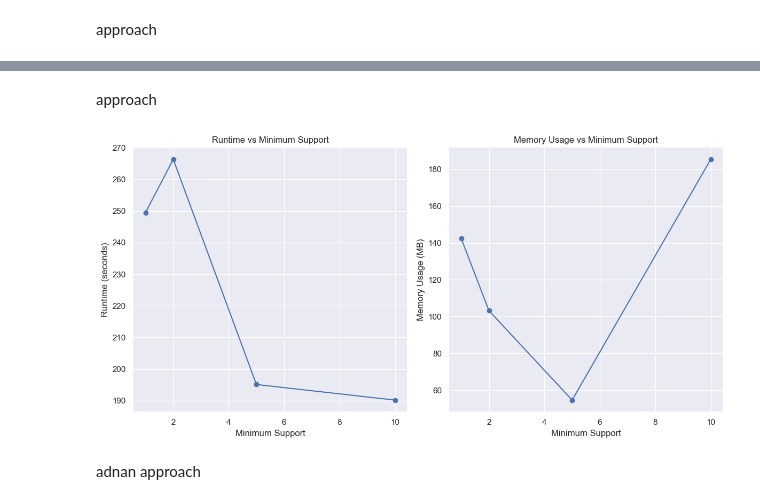
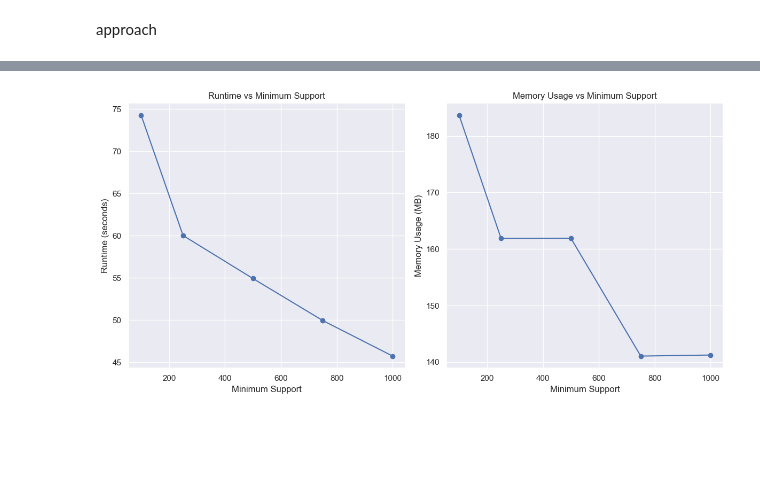
Before and after one commit to arghyawning/data-analytics-1-assignments, a Jupyter notebook: a2/assignment2 51/assignment2 51.ipynb, the cells around one changed output, grey strips where cells are left out. Cells and saved outputs as stored; diff of their text form; code cells hidden in the pictures; blank space fills up the shorter version.

Commit message:
BUS in-mem seems to be working. out-of-mem graph taking v long and seems kinda weird

```diff
--- a/a2/assignment2 51/assignment2 51.ipynb
+++ b/a2/assignment2 51/assignment2 51.ipynb
@@ -298,3 +300,7 @@ generalized_data.head()
 | 2 | TESLA | MODEL S | FullElectric | LongRange | HighEnd | 2010s | West | ... |
 | 3 | JEEP | WRANGLER | HybridElectric | ShortRange | HighEnd | 2020s | West | ... |
 | 4 | TESLA | MODEL 3 | FullElectric | LongRange | HighEnd | 2020s | West | ... |
+# %%
+# drop all rows with NaN values
+generalized_data = generalized_data.dropna()
+generalized_data
@@ -527,9 +498,0 @@ class BUC:
-# %%
-# Create an instance of BUC and run it
-buc = BUC(data_reduced, minsup=2)
-buc.run_buc(data_reduced, 0)
-results = buc.get_results()
-
-# Convert the results to a DataFrame
-results_df = pd.DataFrame(results, columns=['Combination', 'Count'])
-print(results_df)
@@ -554,2 +498,0 @@ results_df.to_csv('buc_results.csv', index=False)
-# %% [markdown]
-approach
@@ -629,40 +546,40 @@ class BUC:
 # %%
 
 # Run BUC and profile runtime/memory usage
-minsup_values = [1, 2, 5, 10]  # Different minimum support thresholds
+minsup_values = [100, 250, 500, 750, 1000]  # Different minimum support thresholds
 runtimes = []
 mem_usages = []
 
 for minsup in minsup_values:
     start_time = time.time()
 
-    mem_usage = memory_usage((BUC, (data_reduced,), {"minsup": minsup}), interval=0.1)
-    buc = BUC(data_reduced, minsup=minsup)
-    buc.run_buc(data_reduced, 0)
+    mem_usage = memory_usage((BUC, (generalized_data,), {"minsup": minsup}), interval=0.1)
+    buc = BUC(generalized_data, minsup=minsup)
+    buc.run_buc(generalized_data, 0)
 
     end_time = time.time()
 
     runtimes.append(end_time - start_time)
     mem_usages.append(max(mem_usage))
 
 # Plotting the results
 plt.figure(figsize=(12, 6))
 
 # Plot runtime vs minsup
 plt.subplot(1, 2, 1)
 plt.plot(minsup_values, runtimes, marker='o')
 plt.title('Runtime vs Minimum Support')
 plt.xlabel('Minimum Support')
 plt.ylabel('Runtime (seconds)')
 
 # Plot memory usage vs minsup
 plt.subplot(1, 2, 2)
 plt.plot(minsup_values, mem_usages, marker='o')
 plt.title('Memory Usage vs Minimum Support')
 plt.xlabel('Minimum Support')
 plt.ylabel('Memory Usage (MB)')
 
 plt.tight_layout()
 plt.show()
 # %% [output]
-[figure, old version]
+[figure, new version]
@@ -672,2 +585,0 @@ bucresults_df.to_csv('buc_results_2.csv', index=False)
-# %% [markdown]
-adnan approach
```
Also changed, not shown: parts of 15 cells of this notebook, 2 other files.
